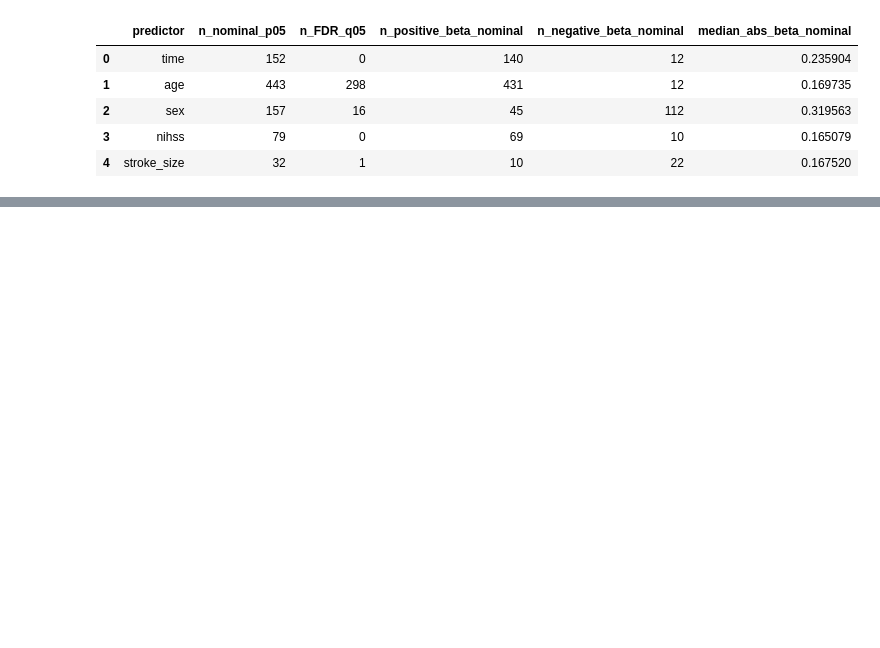
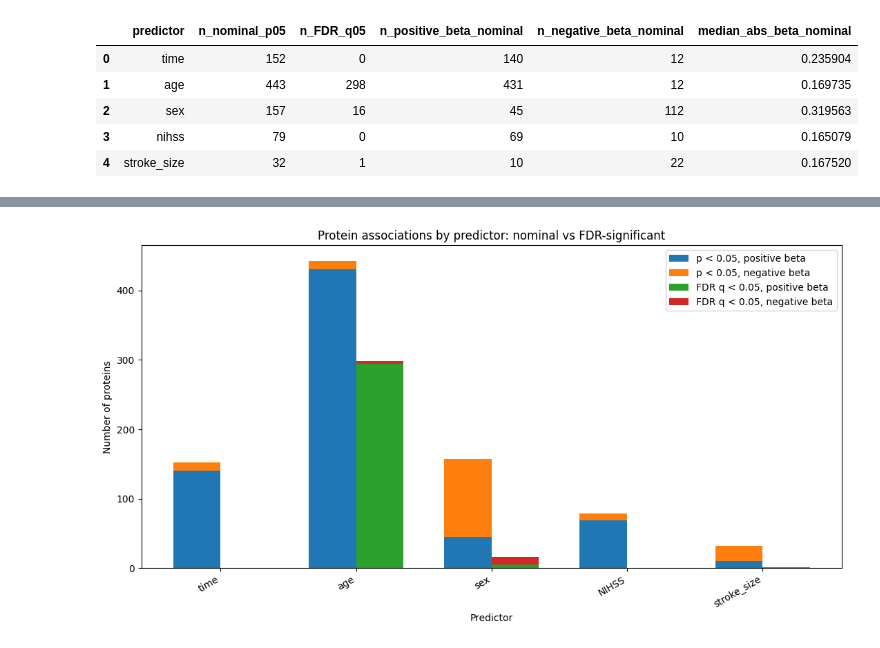
Before and after one commit to M7office/Stroke, a Jupyter notebook: Longitudinal.ipynb, the cells around one changed output, grey strips where cells are left out. Saved outputs shown, nothing was run; the diff lists cells and outputs as text; code cells hidden in the pictures; blank space fills up the shorter version.

```diff
--- a/Longitudinal.ipynb
+++ b/Longitudinal.ipynb
@@ -373,0 +448,46 @@ predictor_summary.to_csv(
+# %%
+x = np.arange(len(plot_df))
+width = 0.35
+
+fig, ax = plt.subplots(figsize=(11, 6))
+
+# left stack: p < 0.05
+ax.bar(
+    x - width/2,
+    plot_df["nominal_pos"],
+    width,
+    label="p < 0.05, positive beta"
+)
+ax.bar(
+    x - width/2,
+    plot_df["nominal_neg"],
+    width,
+    bottom=plot_df["nominal_pos"],
+    label="p < 0.05, negative beta"
+)
+
+# right stack: FDR q < 0.05
+ax.bar(
+    x + width/2,
+    plot_df["fdr_pos"],
+    width,
+    label="FDR q < 0.05, positive beta"
+)
+ax.bar(
+    x + width/2,
+    plot_df["fdr_neg"],
+    width,
+    bottom=plot_df["fdr_pos"],
+    label="FDR q < 0.05, negative beta"
+)
+
+ax.set_xticks(x)
+ax.set_xticklabels(plot_df["predictor"], rotation=30, ha="right")
+ax.set_ylabel("Number of proteins")
+ax.set_xlabel("Predictor")
+ax.set_title("Protein associations by predictor: nominal vs FDR-significant")
+ax.legend()
+plt.tight_layout()
+plt.show()
+# %% [output]
+[figure, added]
```
Also changed, not shown: parts of 3 cells of this notebook.
